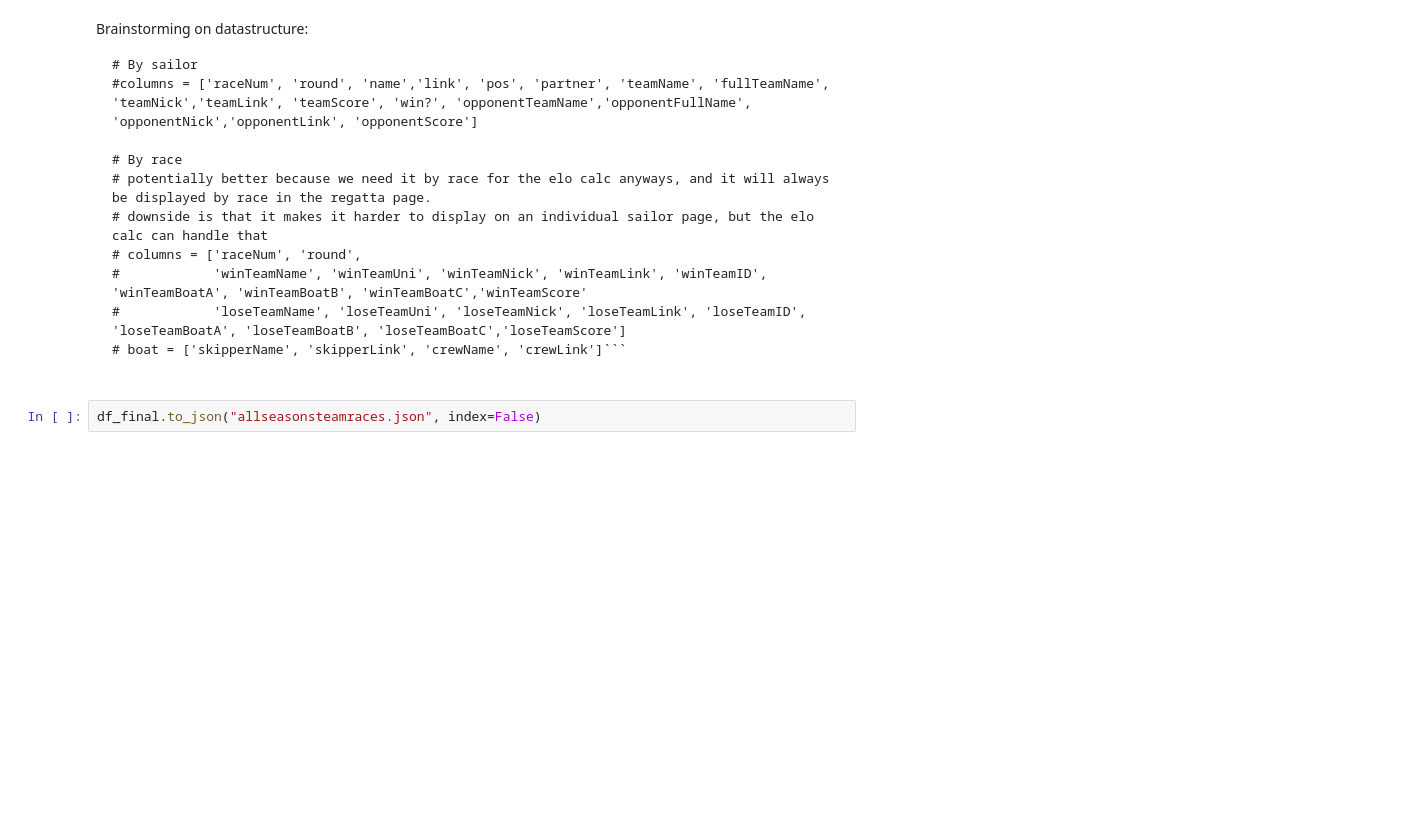
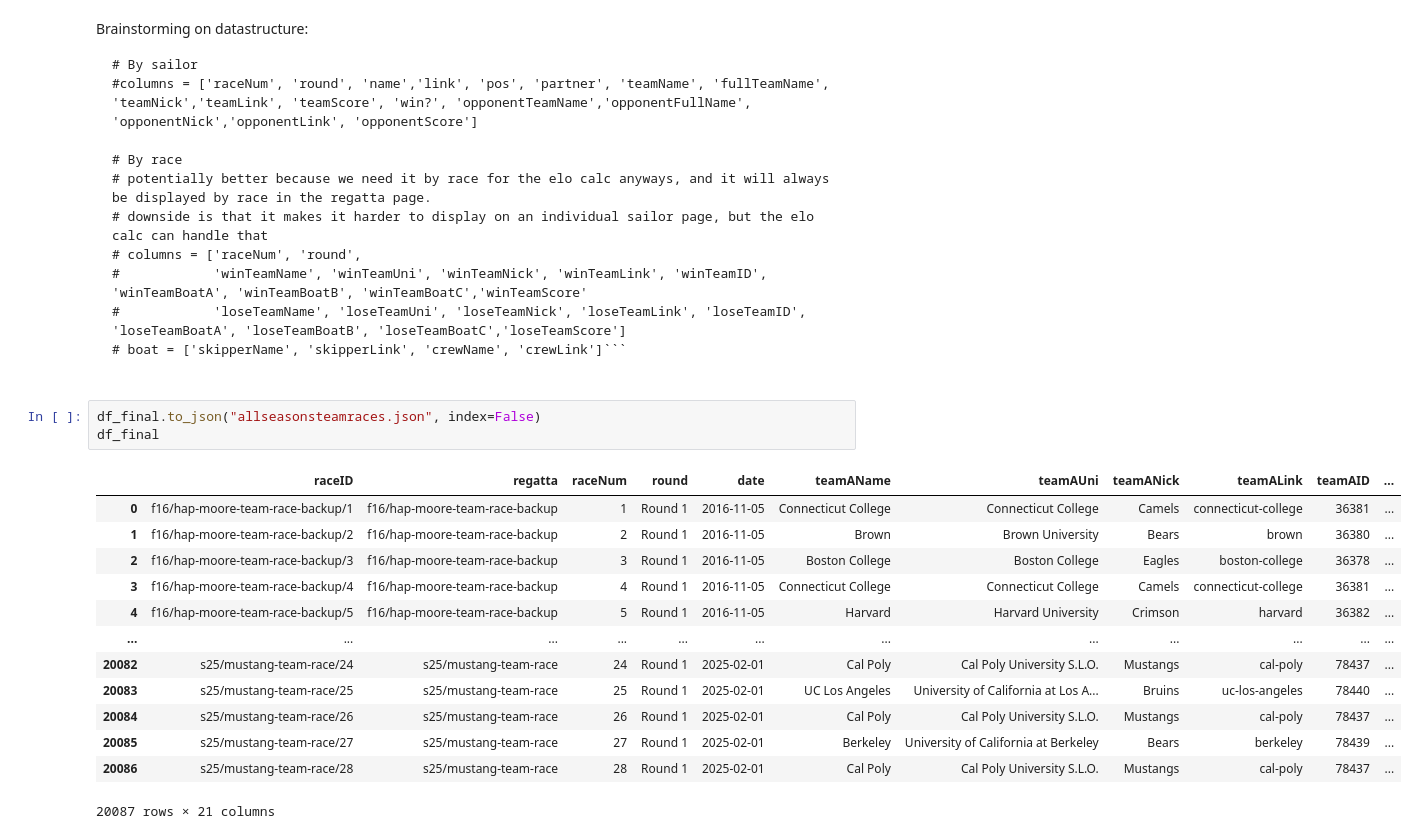
Before and after one commit to 7fi/sailing-rating-calculation, a Jupyter notebook: ScrapingTR.ipynb, the cells around one changed output. Cells and saved outputs as stored; diff of their text form; blank space fills up the shorter version.

````diff
--- a/ScrapingTR.ipynb
+++ b/ScrapingTR.ipynb
@@ -405,3 +422,18 @@ Brainstorming on datastructure:
 # boat = ['skipperName', 'skipperLink', 'crewName', 'crewLink']```
 # %%
 df_final.to_json("allseasonsteamraces.json", index=False)
+df_final
+# %% [output]
+|  | raceID | regatta | raceNum | round | date | teamAName | teamAUni | teamANick | teamALink | teamAID | ... |
+| 0 | f16/hap-moore-team-race-backup/1 | f16/hap-moore-team-race-backup | 1 | Round 1 | 2016-11-05 | Connecticut College | Connecticut College | Camels | connecticut-college | 36381 | ... |
+| 1 | f16/hap-moore-team-race-backup/2 | f16/hap-moore-team-race-backup | 2 | Round 1 | 2016-11-05 | Brown | Brown University | Bears | brown | 36380 | ... |
+| 2 | f16/hap-moore-team-race-backup/3 | f16/hap-moore-team-race-backup | 3 | Round 1 | 2016-11-05 | Boston College | Boston College | Eagles | boston-college | 36378 | ... |
+| 3 | f16/hap-moore-team-race-backup/4 | f16/hap-moore-team-race-backup | 4 | Round 1 | 2016-11-05 | Connecticut College | Connecticut College | Camels | connecticut-college | 36381 | ... |
+| 4 | f16/hap-moore-team-race-backup/5 | f16/hap-moore-team-race-backup | 5 | Round 1 | 2016-11-05 | Harvard | Harvard University | Crimson | harvard | 36382 | ... |
+| ... | ... | ... | ... | ... | ... | ... | ... | ... | ... | ... | ... |
+| 20082 | s25/mustang-team-race/24 | s25/mustang-team-race | 24 | Round 1 | 2025-02-01 | Cal Poly | Cal Poly University S.L.O. | Mustangs | cal-poly | 78437 | ... |
+| 20083 | s25/mustang-team-race/25 | s25/mustang-team-race | 25 | Round 1 | 2025-02-01 | UC Los Angeles | University of California at Los A... | Bruins | uc-los-angeles | 78440 | ... |
+| 20084 | s25/mustang-team-race/26 | s25/mustang-team-race | 26 | Round 1 | 2025-02-01 | Cal Poly | Cal Poly University S.L.O. | Mustangs | cal-poly | 78437 | ... |
+| 20085 | s25/mustang-team-race/27 | s25/mustang-team-race | 27 | Round 1 | 2025-02-01 | Berkeley | University of California at Berkeley | Bears | berkeley | 78439 | ... |
+| 20086 | s25/mustang-team-race/28 | s25/mustang-team-race | 28 | Round 1 | 2025-02-01 | Cal Poly | Cal Poly University S.L.O. | Mustangs | cal-poly | 78437 | ... |
+20087 rows × 21 columns
````
Also changed, not shown: parts of 4 cells of this notebook, 2 other files.
